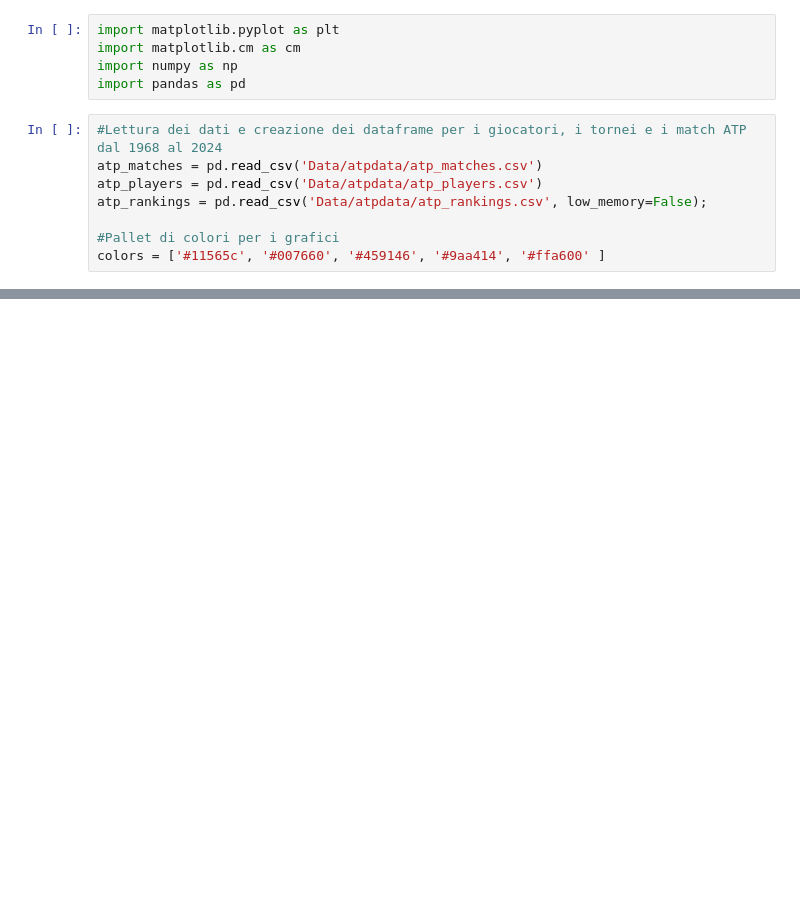
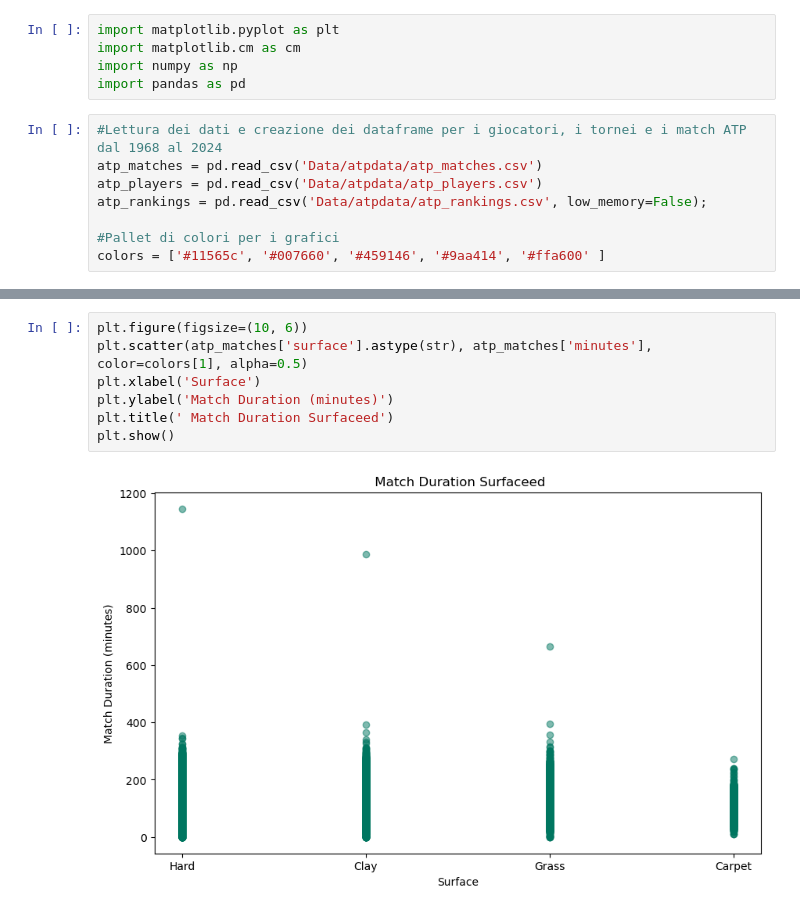
Before and after one commit to yasemitee/SciVIs, a Jupyter notebook: tournament.ipynb, the cells around one changed output, grey strips where cells are left out. Saved outputs shown, nothing was run; the diff lists cells and outputs as text; blank space fills up the shorter version.

```diff
--- a/tournament.ipynb
+++ b/tournament.ipynb
@@ -63,3 +71,12 @@ plt.show()
+# %%
+plt.figure(figsize=(10, 6))
+plt.scatter(atp_matches['surface'].astype(str), atp_matches['minutes'], color=colors[1], alpha=0.5)
+plt.xlabel('Surface')
+plt.ylabel('Match Duration (minutes)')
+plt.title(' Match Duration Surfaceed')
+plt.show()
+# %% [output]
+[figure, added]
 # %%
 #Variabilità della durata dei match per livello di torneo
 import seaborn as sns
```
Also changed, not shown: parts of 5 cells of this notebook.
